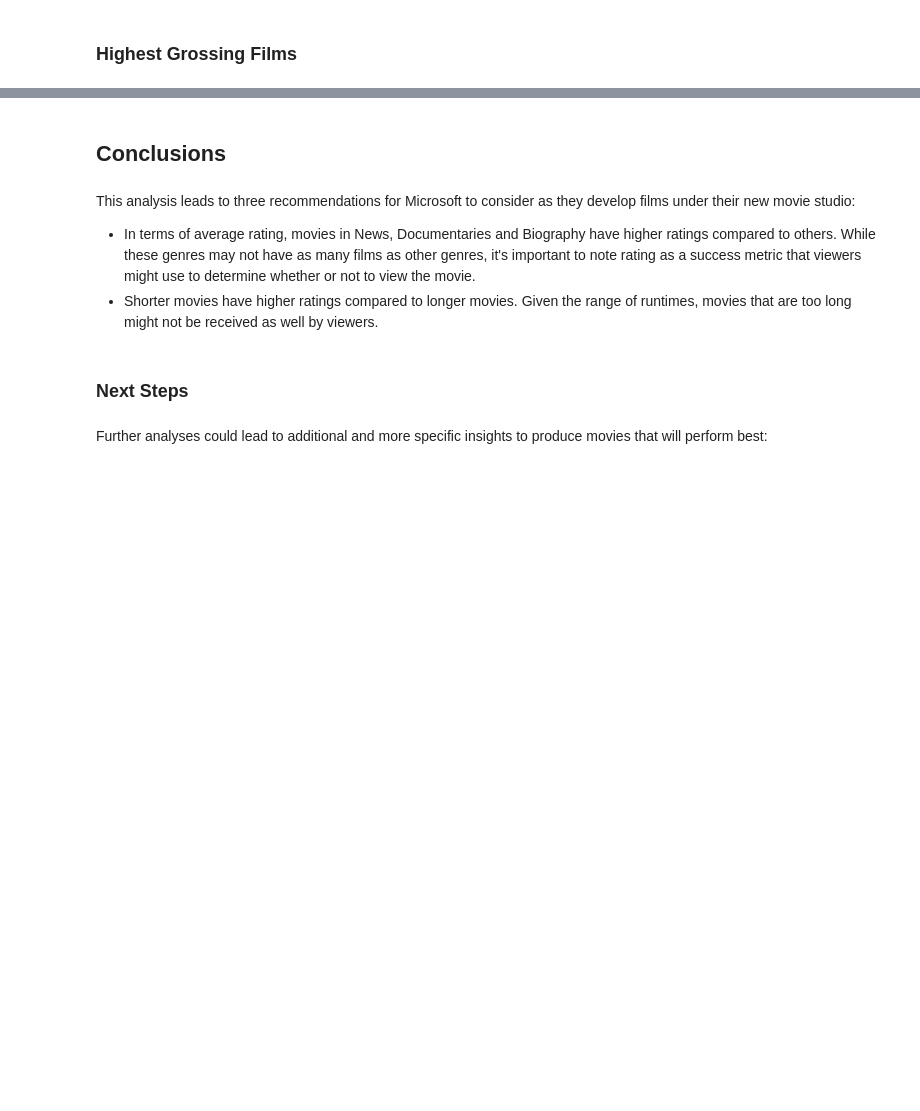
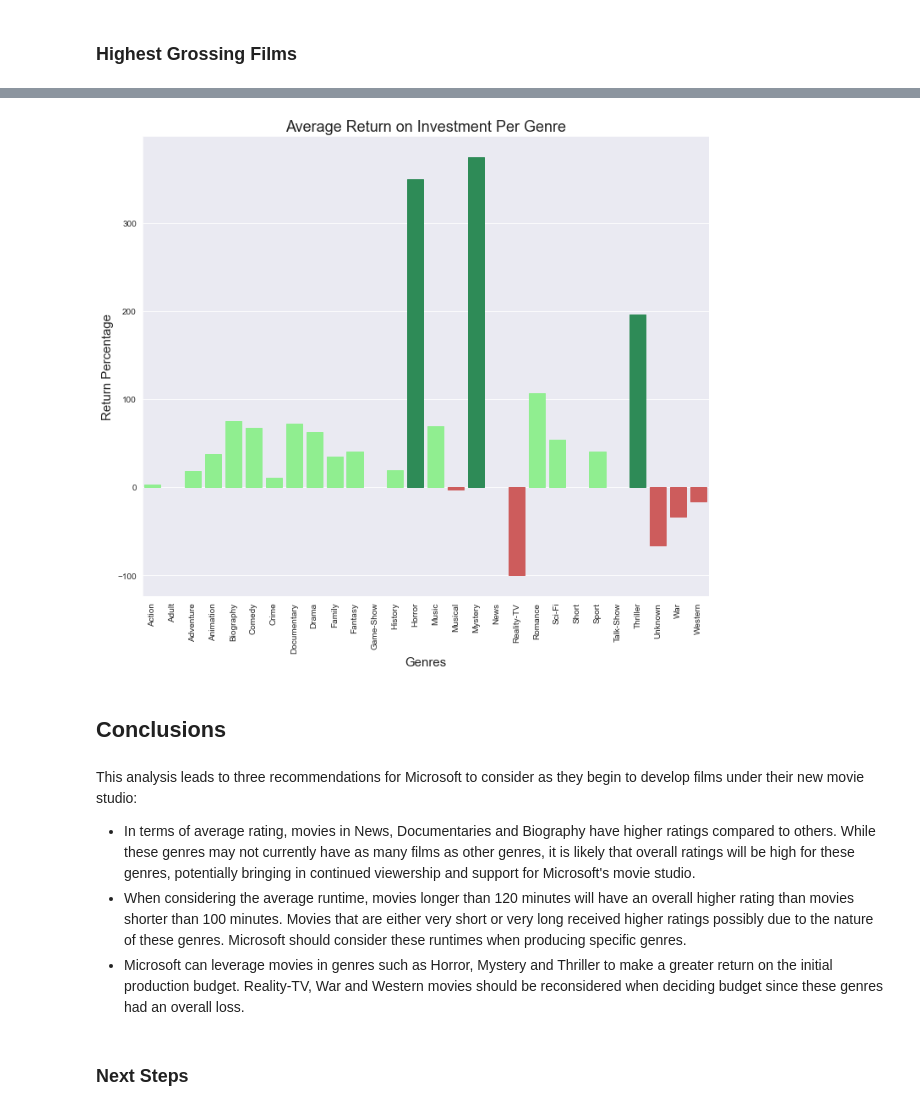
Before and after one commit to toscatle/movie_data_analysis, a Jupyter notebook: movie_data_analysis.ipynb, the cells around one changed output, grey strips where cells are left out. Cells and saved outputs as stored; diff of their text form; code cells hidden in the pictures; blank space fills up the shorter version.

```diff
--- a/movie_data_analysis.ipynb
+++ b/movie_data_analysis.ipynb
@@ -214,0 +263,2 @@ imdb_df.head(3)
+# %%
+budgets['title_year'] = budgets['movie'].str.cat(budgets['release_date'], sep=" ")
@@ -564,0 +553,10 @@ sns.catplot(x='production_budget', y='worldwide_gross', data=test, color='medium
+# %%
+#creating a new dictionary with genre and respective average return on investment
+roi_details = {}
+
+for genre in unique_genres_list:
+    roi_df = invested_genres.loc[invested_genres[genre] == 1]
+    avg_roi = roi_df['roi'].mean()
+    roi_details[genre] = {'avg_roi': avg_roi}
+
+roi_details
@@ -564,0 +581,3 @@ sns.catplot(x='production_budget', y='worldwide_gross', data=test, color='medium
+# %%
+#make the dictionary into a dataframe
+genres_roi = pd.DataFrame(roi_details).T
@@ -565,10 +604,30 @@ sns.catplot(x='production_budget', y='worldwide_gross', data=test, color='medium
+# %%
+plt.figure(figsize=(12, 10))
+sns.set_style('darkgrid')
+
+plot = sns.barplot(x=genres_roi.index, y='avg_roi', data=genres_roi)
+
+for bar in plot.patches:
+    if bar.get_height() > 150:
+        bar.set_color('seagreen')
+    elif bar.get_height() < 0:
+        bar.set_color('indianred')
+    else:
+        bar.set_color('lightgreen')
+
+plt.setp(plot.get_xticklabels(), rotation=90)
+plt.xlabel('Genres', size=15)
+plt.ylabel('Return Percentage', size=15)
+plt.title('Average Return on Investment Per Genre', size=18)
+plt.show()
+# %% [output]
+[figure, added]
 # %% [markdown]
 ## Conclusions
 # %% [markdown]
-This analysis leads to three recommendations for Microsoft to consider as they develop films under their new movie studio:
-- In terms of average rating, movies in News, Documentaries and Biography have higher ratings compared to others. While these genres may not have as many films as other genres, it's important to note rating as a success metric that viewers might use to determine whether or not to view the movie.
-- Shorter movies have higher ratings compared to longer movies. Given the range of runtimes, movies that are too long might not be received as well by viewers.
+This analysis leads to three recommendations for Microsoft to consider as they begin to develop films under their new movie studio:
+- In terms of average rating, movies in News, Documentaries and Biography have higher ratings compared to others. While these genres may not currently have as many films as other genres, it is likely that overall ratings will be high for these genres, potentially bringing in continued viewership and support for Microsoft's movie studio.
+- When considering the average runtime, movies longer than 120 minutes will have an overall higher rating than movies shorter than 100 minutes. Movies that are either very short or very long received higher ratings possibly due to the nature of these genres. Microsoft should consider these runtimes when producing specific genres.
+- Microsoft can leverage movies in genres such as Horror, Mystery and Thriller to make a greater return on the initial production budget. Reality-TV, War and Western movies should be reconsidered when deciding budget since these genres had an overall loss.
 # %% [markdown]
 ### Next Steps
-# %% [markdown]
-Further analyses could lead to additional and more specific insights to produce movies that will perform best:
```
Also changed, not shown: parts of 73 cells of this notebook.
